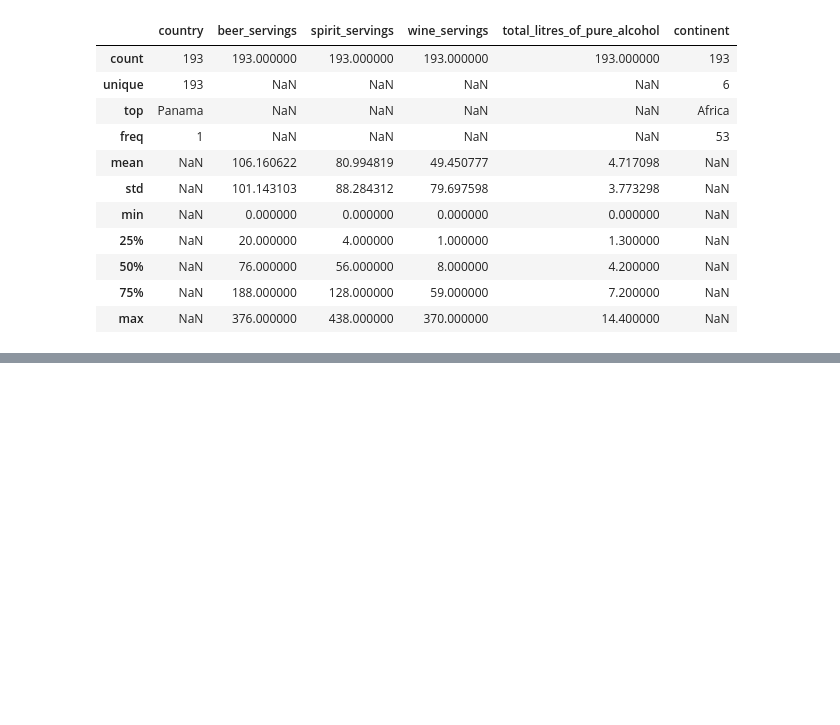
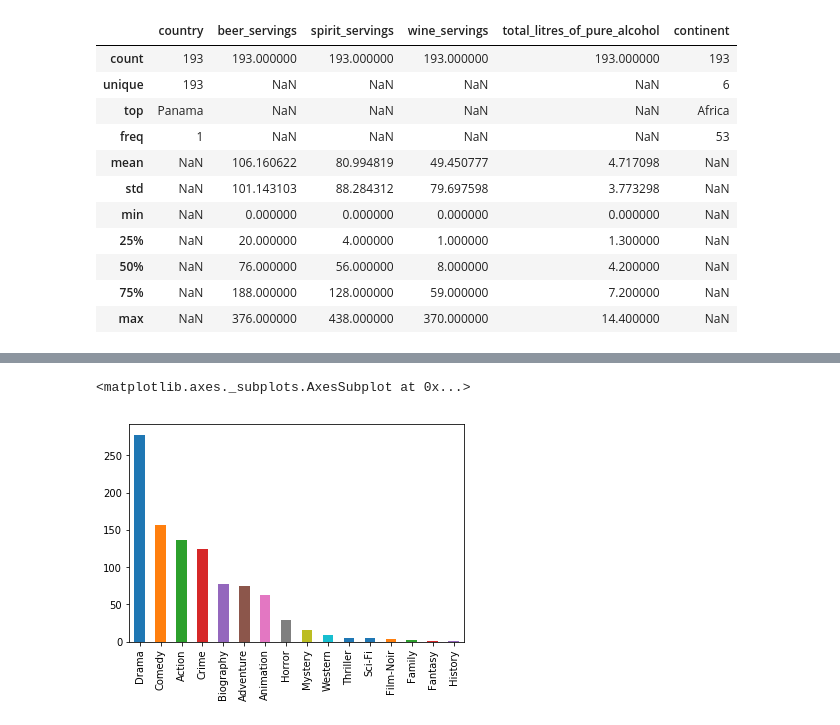
Before and after one commit to AshWorkshop/Modash, a Jupyter notebook: notebooks/learn_pandas.ipynb, the cells around one changed output, grey strips where cells are left out. Saved outputs shown, nothing was run; the diff lists cells and outputs as text; code cells hidden in the pictures; blank space fills up the shorter version.

```diff
--- a/notebooks/learn_pandas.ipynb
+++ b/notebooks/learn_pandas.ipynb
@@ -433,0 +747,5 @@ drinks.describe(include=['object', 'number'])
+# %%
+movies.genre.value_counts().plot(kind='bar')
+# %% [output]
+<matplotlib.axes._subplots.AxesSubplot at 0x...>
+[figure, added]
```
Also changed, not shown: parts of 51 cells of this notebook, 2 other files.
